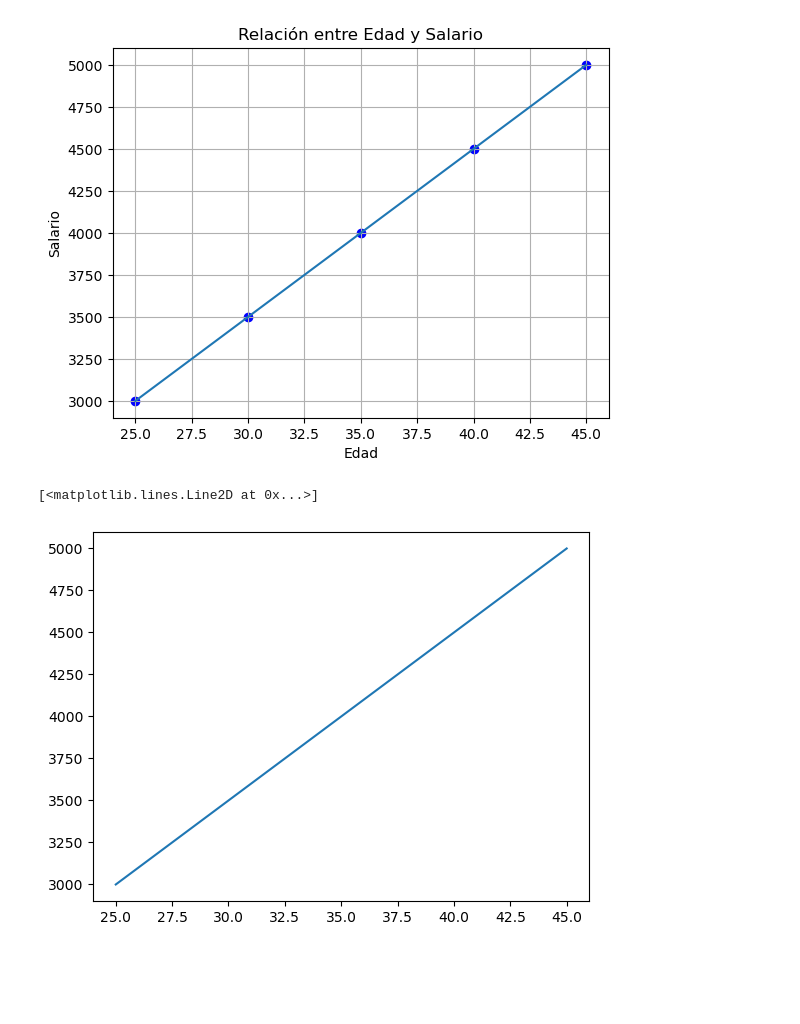
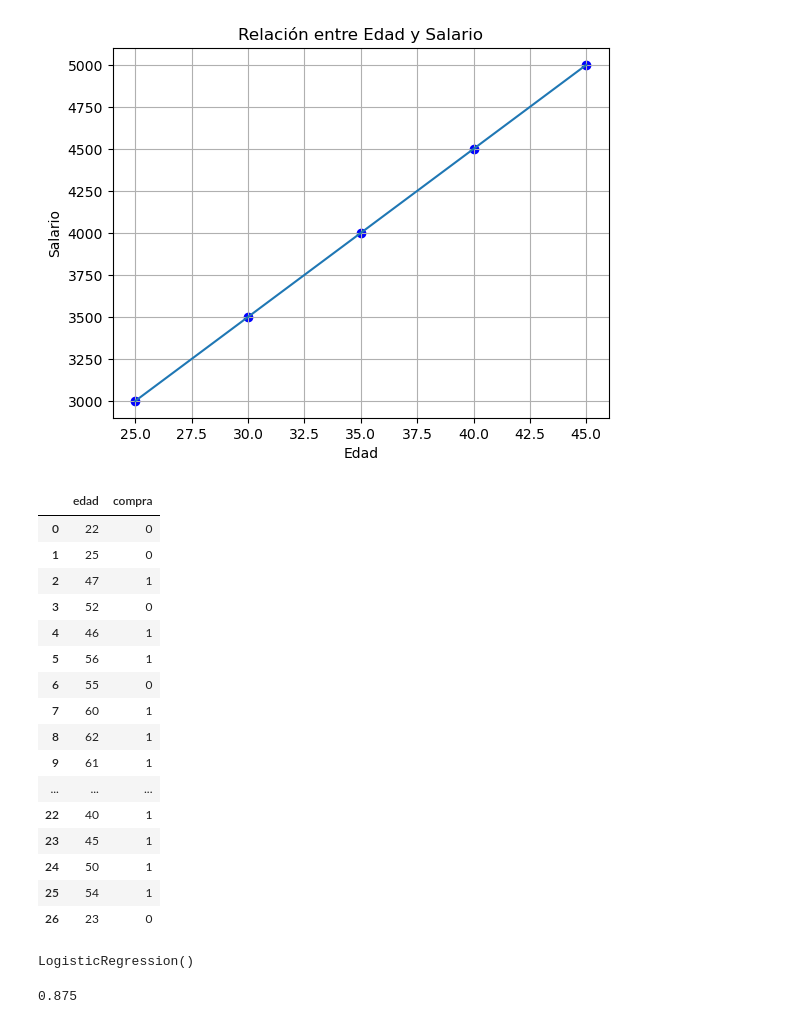
Before and after one commit to Fernandojbf123/Course_Data_Science, a Jupyter notebook: 11/Practica.ipynb, the cells around one changed output. Cells and saved outputs as stored; diff of their text form; code cells hidden in the pictures; blank space fills up the shorter version.

```diff
--- a/11/Practica.ipynb
+++ b/11/Practica.ipynb
@@ -24,6 +24,4 @@ plt.plot(df["Edad"],modelo.predict(X))
 [<matplotlib.lines.Line2D at 0x...>]
 [figure]
 # %%
+df = pd.read_csv("datos_seguro.csv")
-# %% [output]
-[<matplotlib.lines.Line2D at 0x...>]
-[figure, removed]
@@ -29,0 +31,20 @@ plt.plot(df["Edad"],modelo.predict(X))
+# %%
+df
+# %% [output]
+|  | edad | compra |
+| 0 | 22 | 0 |
+| 1 | 25 | 0 |
+| 2 | 47 | 1 |
+| 3 | 52 | 0 |
+| 4 | 46 | 1 |
+| 5 | 56 | 1 |
+| 6 | 55 | 0 |
+| 7 | 60 | 1 |
+| 8 | 62 | 1 |
+| 9 | 61 | 1 |
+| ... | ... | ... |
+| 22 | 40 | 1 |
+| 23 | 45 | 1 |
+| 24 | 50 | 1 |
+| 25 | 54 | 1 |
+| 26 | 23 | 0 |
@@ -29,0 +58,8 @@ plt.plot(df["Edad"],modelo.predict(X))
+# %%
+modelo.fit(X_train,y_train)
+# %% [output]
+LogisticRegression()
+# %%
+modelo.score(X_train,y_train)
+# %% [output]
+0.875
```
Also changed, not shown: parts of 10 cells of this notebook.
